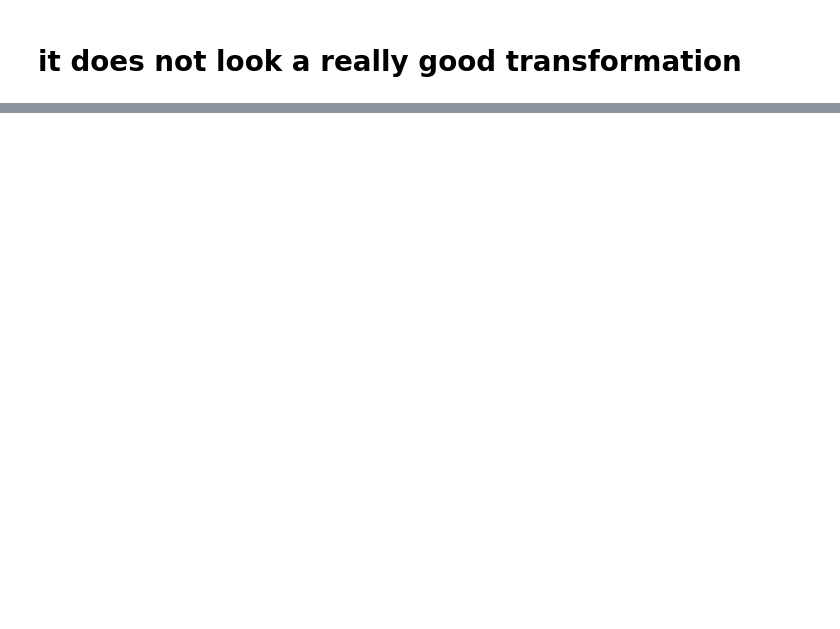
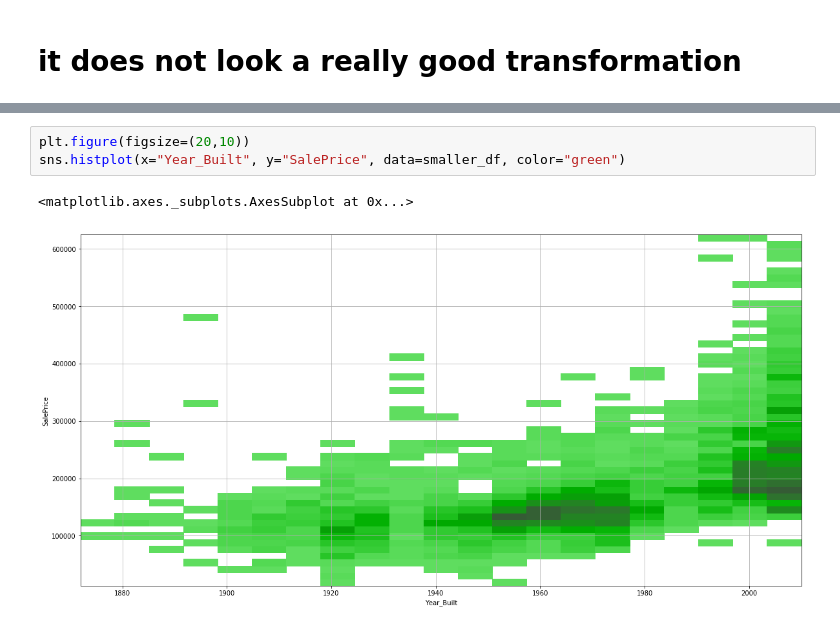
Before and after one commit to panManfredini/IBM_ML, a Jupyter notebook: 01_ReadingData/lesson_d_done_by_me.ipynb, the cells around one changed output, grey strips where cells are left out. Saved outputs shown, nothing was run; the diff lists cells and outputs as text; blank space fills up the shorter version.

```diff
--- a/01_ReadingData/lesson_d_done_by_me.ipynb
+++ b/01_ReadingData/lesson_d_done_by_me.ipynb
@@ -77,0 +103,6 @@ plt.show()
+# %%
+plt.figure(figsize=(20,10))
+sns.histplot(x="Year_Built", y="SalePrice", data=smaller_df, color="green")
+# %% [output]
+<matplotlib.axes._subplots.AxesSubplot at 0x...>
+[figure, added]
```
Also changed, not shown: parts of 17 cells of this notebook.
